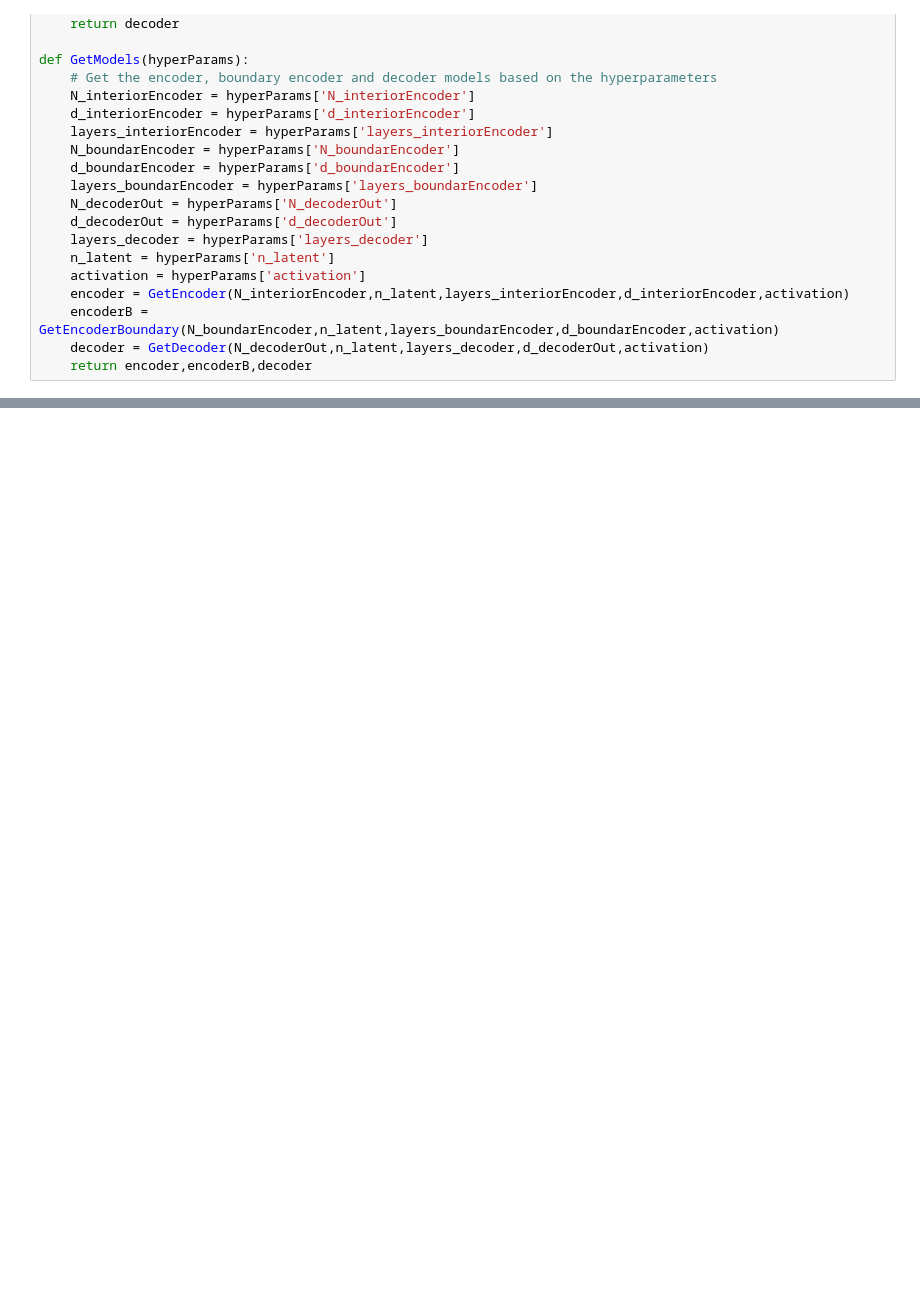
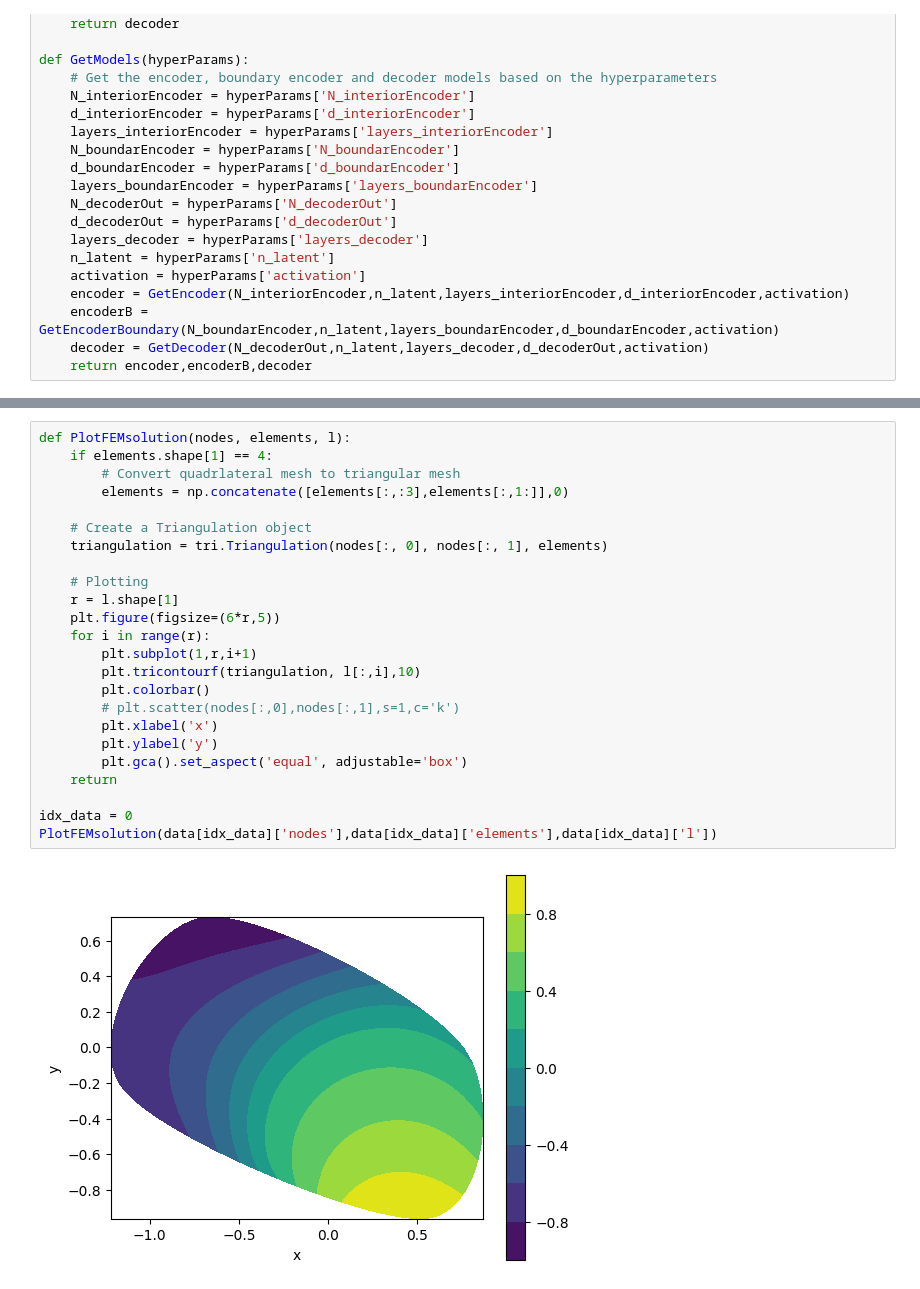
Before and after one commit to jh6220/SINNs-FEM, a Jupyter notebook: SINNs_FEM_implementation.ipynb, the cells around one changed output, grey strips where cells are left out. Drawn from its saved outputs; the diff is of its cells as text; blank space fills up the shorter version.

```diff
--- a/SINNs_FEM_implementation.ipynb
+++ b/SINNs_FEM_implementation.ipynb
@@ -839,0 +927,26 @@ plt.show()
+# %%
+def PlotFEMsolution(nodes, elements, l):
+    if elements.shape[1] == 4:
+        # Convert quadrlateral mesh to triangular mesh
+        elements = np.concatenate([elements[:,:3],elements[:,1:]],0)
+
+    # Create a Triangulation object
+    triangulation = tri.Triangulation(nodes[:, 0], nodes[:, 1], elements)
+
+    # Plotting
+    r = l.shape[1]
+    plt.figure(figsize=(6*r,5))
+    for i in range(r):
+        plt.subplot(1,r,i+1)
+        plt.tricontourf(triangulation, l[:,i],10)
+        plt.colorbar()
+        # plt.scatter(nodes[:,0],nodes[:,1],s=1,c='k')
+        plt.xlabel('x')
+        plt.ylabel('y')
+        plt.gca().set_aspect('equal', adjustable='box')
+    return
+
+idx_data = 0
+PlotFEMsolution(data[idx_data]['nodes'],data[idx_data]['elements'],data[idx_data]['l'])
+# %% [output]
+[figure, added]
```
Also changed, not shown: parts of 12 cells of this notebook, 1 other file.
